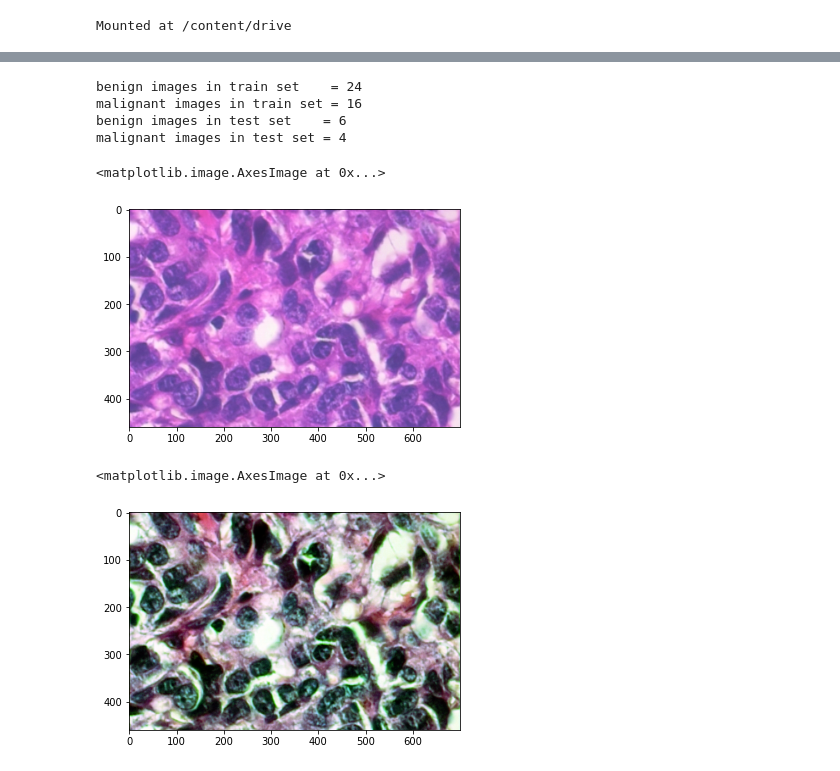
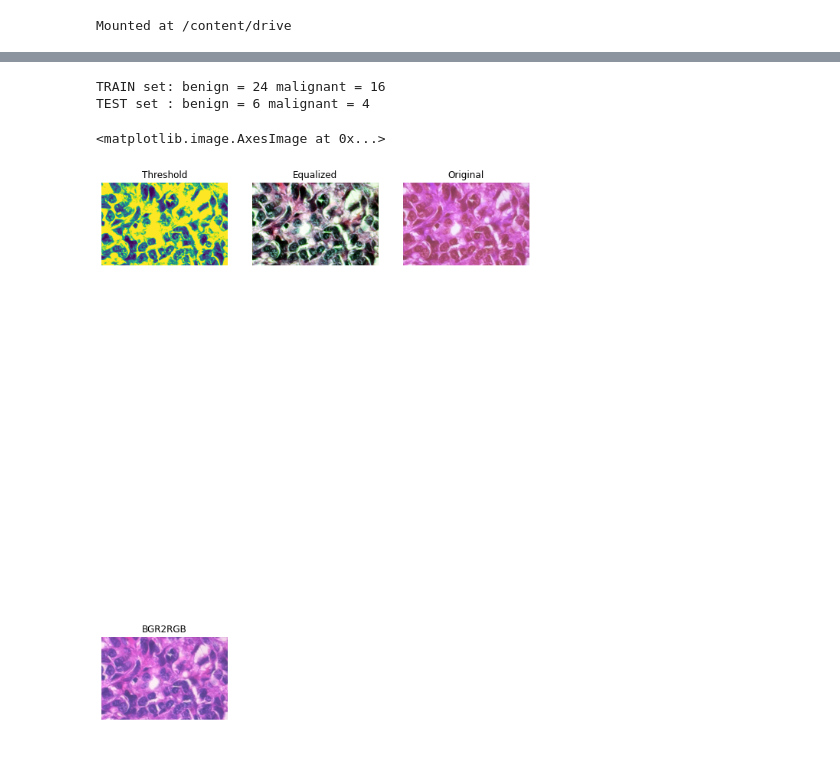
Before and after one commit to Nadeem-Anwar/Nadeem-Anwar, a Jupyter notebook: Cancer.ipynb, the cells around one changed output, grey strips where cells are left out. Drawn from its saved outputs; the diff is of its cells as text; code cells hidden in the pictures.

```diff
--- a/Cancer.ipynb
+++ b/Cancer.ipynb
@@ -111,6 +111,7 @@ try:
 except FileExistsError:
   print('Destination folders already exist')
 # %%
+#To write/save images in given folder path
 def imgSave(images, name, path):
   i = 0
   for img in images:
@@ -123,13 +124,9 @@ Mx_trainCount = imgSave(Mx_train, Mname_train, destination + '/BreaKHis_v1/train
 Bx_testCount = imgSave(Bx_test, Bname_test, destination + '/BreaKHis_v1/test/benign/')
 Mx_testCount = imgSave(Mx_test, Mname_test, destination + '/BreaKHis_v1/test/malignant/')
 
-print('benign images in train set    = ' + str(Bx_trainCount))
-print('malignant images in train set = ' + str(Mx_trainCount))
-print('benign images in test set    = ' + str(Bx_testCount))
-print('malignant images in test set = ' + str(Mx_testCount))
+print('TRAIN set: benign = ' + str(Bx_trainCount), ', malignant = ' + str(Mx_trainCount))
+print('TEST  set: benign = ' + str(Bx_testCount),  ', malignant = ' + str(Mx_testCount))
 # %% [output]
-benign images in train set    = 24
-malignant images in train set = 16
-benign images in test set    = 6
-malignant images in test set = 4
+TRAIN set: benign = 24 malignant = 16
+TEST set : benign = 6 malignant = 4
 # %%
@@ -142,7 +139,7 @@ My_test = [0 for i in range(Mx_testCount)]
 # %%
-#Image Preprocessing
+# Histogram Equalization (Contrast Enhancing) : Image Preprocessing
+# https://medium.com/analytics-vidhya/image-equalization-contrast-enhancing-in-python-82600d3b371c
 img = Mx_train[10]
-pyplot.imshow(img)
 imgc = cv2.cvtColor(img, cv2.COLOR_BGR2RGB)
 r_image, g_image, b_image = cv2.split(imgc)
 
@@ -152,18 +149,34 @@ b_image_eq = cv2.equalizeHist(b_image)
 
 imgc_eq = cv2.merge((r_image_eq, g_image_eq, b_image_eq))
 cmap_val = None
-pyplot.imshow(imgc)
-#ret, thresh_hold = cv2.threshold(img, 24, 255, cv2.THRESH_TRUNC)
-#pyplot.imshow(thresh_hold)
-# %% [output]
-<matplotlib.image.AxesImage at 0x...>
-[figure, removed]
-# %%
-#ret, thresh_hold
-pyplot.imshow(imgc_eq)
-# %% [output]
-<matplotlib.image.AxesImage at 0x...>
-[figure, removed]
+# %%
+imgg = cv2.cvtColor(imgc_eq, cv2.COLOR_RGB2GRAY)
+ret, thresh_hold = cv2.threshold(imgg, 160, 255, cv2.THRESH_TRUNC)
+
+fig = pyplot.figure(figsize=(10, 20))
+
+ax1 = fig.add_subplot(2, 3, 3)
+ax1.axis("off")
+ax1.title.set_text('Original')
+ax2 = fig.add_subplot(2, 3, 4)
+ax2.axis("off")
+ax2.title.set_text("BGR2RGB")
+
+ax3 = fig.add_subplot(2, 3, 2)
+ax3.axis("off")
+ax3.title.set_text("Equalized")
+
+ax4 = fig.add_subplot(2, 3, 1)
+ax4.axis("off")
+ax4.title.set_text("Threshold")
+
+ax1.imshow(img, cmap=cmap_val)
+ax2.imshow(imgc, cmap=cmap_val)
+ax3.imshow(imgc_eq, cmap=cmap_val)
+ax4.imshow(thresh_hold, cmap=cmap_val)
+# %% [output]
+<matplotlib.image.AxesImage at 0x...>
+[figure, added]
 # %%
 from sklearn.neighbors import KNeighborsClassifier
 from sklearn import metrics
```
Also changed, not shown: parts of 3 cells of this notebook.
